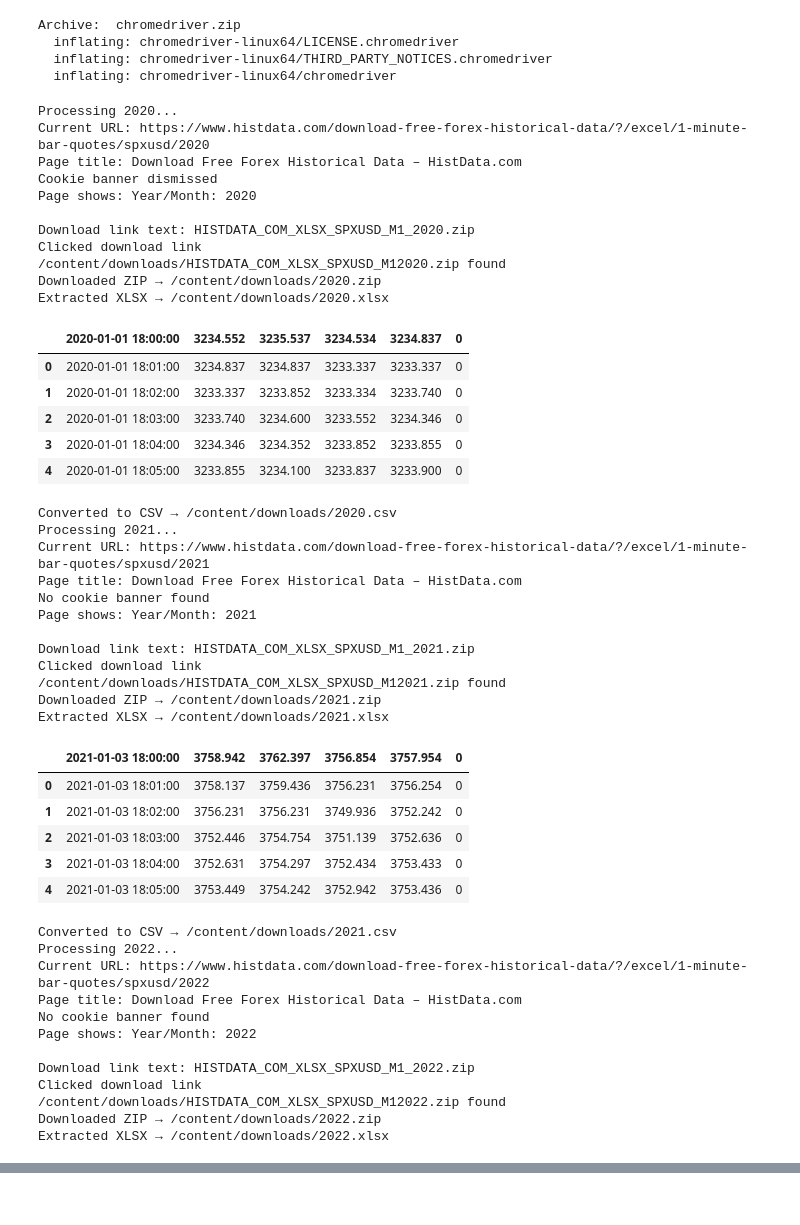
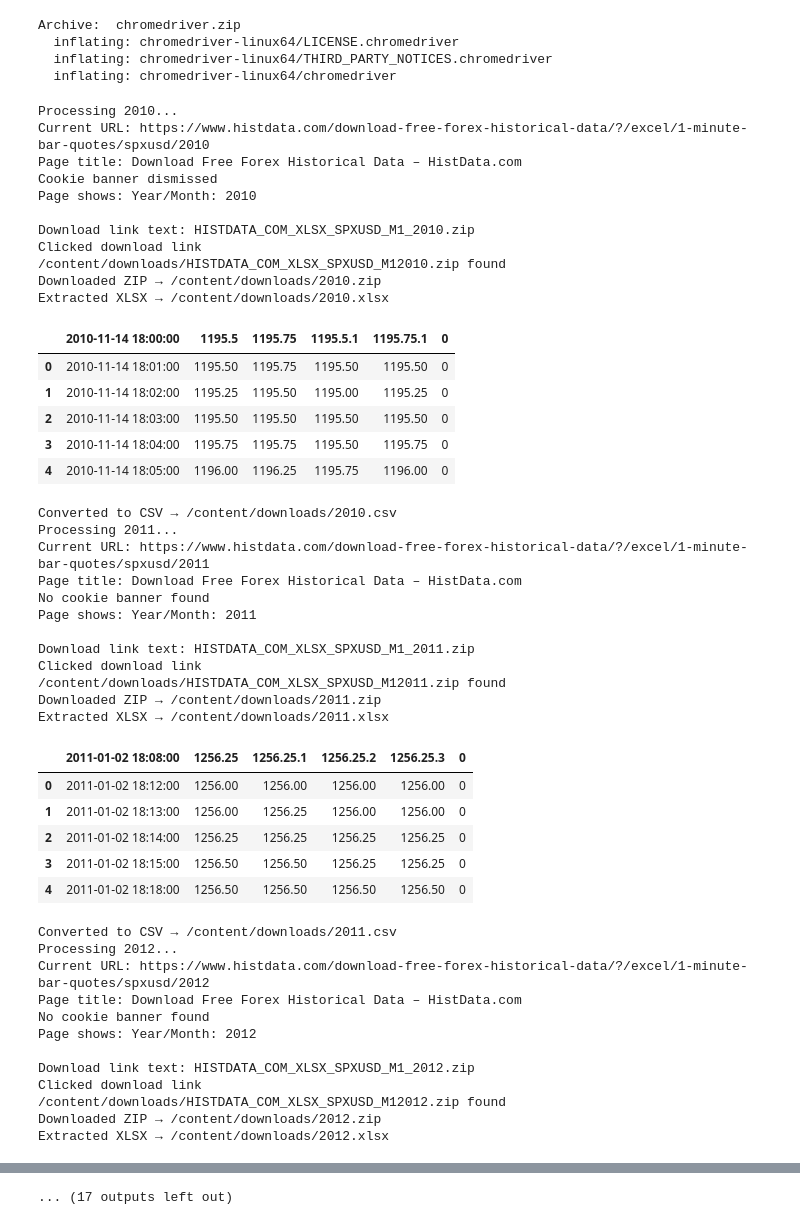
Before and after one commit to filipchudzynski/stock-market-non-gaussianity-analyzer_v2, a Jupyter notebook: basic_analysis_of_data.ipynb, the cells around one changed output, grey strips where cells are left out. Drawn from its saved outputs; the diff is of its cells as text; code cells hidden in the pictures.

Commit message:
https://github.com/filipchudzynski/stock-market-non-gaussianity-analyzer_v2/issues/3 https://github.com/filipchudzynski/stock-market-non-gaussianity-analyzer_v2/issues/4

```diff
--- a/basic_analysis_of_data.ipynb
+++ b/basic_analysis_of_data.ipynb
@@ -88,6 +90,7 @@ import pandas as pd
 from selenium.webdriver.common.by import By
 from selenium.webdriver.support.ui import WebDriverWait
 from selenium.webdriver.support import expected_conditions as EC
+import numpy as np
 
 DOWNLOAD_DIR = "/content/downloads"
 BASE_URL = "https://www.histdata.com/download-free-forex-historical-data/?/excel/1-minute-bar-quotes/spxusd/{year}"
@@ -157,74 +160,74 @@ def download_year(year):
     print("Failed to download", year)
     return None
 
 
 def extract_and_convert(zip_path):
     year = zip_path.stem
     with zipfile.ZipFile(zip_path, "r") as z:
         xlsx_name = next(n for n in z.namelist() if n.lower().endswith(".xlsx"))
         xlsx_path = Path(DOWNLOAD_DIR) / f"{year}.xlsx"
         z.extract(xlsx_name, DOWNLOAD_DIR)
         (Path(DOWNLOAD_DIR) / xlsx_name).rename(xlsx_path)
         print("Extracted XLSX →", xlsx_path)
 
     df = pd.read_excel(xlsx_path)
     display(df.head())
     csv_path = Path(DOWNLOAD_DIR) / f"{year}.csv"
     df.to_csv(csv_path, index=False)
     print("Converted to CSV →", csv_path)
 
 # run it
-for year in range(2020, 2025):
+for year in range(2010, 2025):
     zip_file = download_year(year)
     if zip_file:
         extract_and_convert(zip_file)
 
 driver.quit()
 # %% [output]
-Processing 2020...
-Current URL: https://www.histdata.com/download-free-forex-historical-data/?/excel/1-minute-bar-quotes/spxusd/2020
+Processing 2010...
+Current URL: https://www.histdata.com/download-free-forex-historical-data/?/excel/1-minute-bar-quotes/spxusd/2010
 Page title: Download Free Forex Historical Data – HistData.com
 Cookie banner dismissed
-Page shows: Year/Month: 2020
+Page shows: Year/Month: 2010
 
-Download link text: HISTDATA_COM_XLSX_SPXUSD_M1_2020.zip
+Download link text: HISTDATA_COM_XLSX_SPXUSD_M1_2010.zip
 Clicked download link
-/content/downloads/HISTDATA_COM_XLSX_SPXUSD_M12020.zip found
-Downloaded ZIP → /content/downloads/2020.zip
-Extracted XLSX → /content/downloads/2020.xlsx
+/content/downloads/HISTDATA_COM_XLSX_SPXUSD_M12010.zip found
+Downloaded ZIP → /content/downloads/2010.zip
+Extracted XLSX → /content/downloads/2010.xlsx
-|  | 2020-01-01 18:00:00 | 3234.552 | 3235.537 | 3234.534 | 3234.837 | 0 |
-| 0 | 2020-01-01 18:01:00 | 3234.837 | 3234.837 | 3233.337 | 3233.337 | 0 |
-| 1 | 2020-01-01 18:02:00 | 3233.337 | 3233.852 | 3233.334 | 3233.740 | 0 |
-| 2 | 2020-01-01 18:03:00 | 3233.740 | 3234.600 | 3233.552 | 3234.346 | 0 |
-| 3 | 2020-01-01 18:04:00 | 3234.346 | 3234.352 | 3233.852 | 3233.855 | 0 |
-| 4 | 2020-01-01 18:05:00 | 3233.855 | 3234.100 | 3233.837 | 3233.900 | 0 |
+|  | 2010-11-14 18:00:00 | 1195.5 | 1195.75 | 1195.5.1 | 1195.75.1 | 0 |
+| 0 | 2010-11-14 18:01:00 | 1195.50 | 1195.75 | 1195.50 | 1195.50 | 0 |
+| 1 | 2010-11-14 18:02:00 | 1195.25 | 1195.50 | 1195.00 | 1195.25 | 0 |
+| 2 | 2010-11-14 18:03:00 | 1195.50 | 1195.50 | 1195.50 | 1195.50 | 0 |
+| 3 | 2010-11-14 18:04:00 | 1195.75 | 1195.75 | 1195.50 | 1195.75 | 0 |
+| 4 | 2010-11-14 18:05:00 | 1196.00 | 1196.25 | 1195.75 | 1196.00 | 0 |
-Converted to CSV → /content/downloads/2020.csv
-Processing 2021...
-Current URL: https://www.histdata.com/download-free-forex-historical-data/?/excel/1-minute-bar-quotes/spxusd/2021
+Converted to CSV → /content/downloads/2010.csv
+Processing 2011...
+Current URL: https://www.histdata.com/download-free-forex-historical-data/?/excel/1-minute-bar-quotes/spxusd/2011
 Page title: Download Free Forex Historical Data – HistData.com
 No cookie banner found
-Page shows: Year/Month: 2021
+Page shows: Year/Month: 2011
 
-Download link text: HISTDATA_COM_XLSX_SPXUSD_M1_2021.zip
+Download link text: HISTDATA_COM_XLSX_SPXUSD_M1_2011.zip
 Clicked download link
-/content/downloads/HISTDATA_COM_XLSX_SPXUSD_M12021.zip found
-Downloaded ZIP → /content/downloads/2021.zip
-Extracted XLSX → /content/downloads/2021.xlsx
+/content/downloads/HISTDATA_COM_XLSX_SPXUSD_M12011.zip found
+Downloaded ZIP → /content/downloads/2011.zip
+Extracted XLSX → /content/downloads/2011.xlsx
-|  | 2021-01-03 18:00:00 | 3758.942 | 3762.397 | 3756.854 | 3757.954 | 0 |
-| 0 | 2021-01-03 18:01:00 | 3758.137 | 3759.436 | 3756.231 | 3756.254 | 0 |
-| 1 | 2021-01-03 18:02:00 | 3756.231 | 3756.231 | 3749.936 | 3752.242 | 0 |
-| 2 | 2021-01-03 18:03:00 | 3752.446 | 3754.754 | 3751.139 | 3752.636 | 0 |
-| 3 | 2021-01-03 18:04:00 | 3752.631 | 3754.297 | 3752.434 | 3753.433 | 0 |
-| 4 | 2021-01-03 18:05:00 | 3753.449 | 3754.242 | 3752.942 | 3753.436 | 0 |
+|  | 2011-01-02 18:08:00 | 1256.25 | 1256.25.1 | 1256.25.2 | 1256.25.3 | 0 |
+| 0 | 2011-01-02 18:12:00 | 1256.00 | 1256.00 | 1256.00 | 1256.00 | 0 |
+| 1 | 2011-01-02 18:13:00 | 1256.00 | 1256.25 | 1256.00 | 1256.00 | 0 |
+| 2 | 2011-01-02 18:14:00 | 1256.25 | 1256.25 | 1256.25 | 1256.25 | 0 |
+| 3 | 2011-01-02 18:15:00 | 1256.50 | 1256.50 | 1256.25 | 1256.25 | 0 |
+| 4 | 2011-01-02 18:18:00 | 1256.50 | 1256.50 | 1256.50 | 1256.50 | 0 |
-Converted to CSV → /content/downloads/2021.csv
-Processing 2022...
-Current URL: https://www.histdata.com/download-free-forex-historical-data/?/excel/1-minute-bar-quotes/spxusd/2022
+Converted to CSV → /content/downloads/2011.csv
+Processing 2012...
+Current URL: https://www.histdata.com/download-free-forex-historical-data/?/excel/1-minute-bar-quotes/spxusd/2012
 Page title: Download Free Forex Historical Data – HistData.com
 No cookie banner found
-Page shows: Year/Month: 2022
+Page shows: Year/Month: 2012
 
-Download link text: HISTDATA_COM_XLSX_SPXUSD_M1_2022.zip
+Download link text: HISTDATA_COM_XLSX_SPXUSD_M1_2012.zip
 Clicked download link
-/content/downloads/HISTDATA_COM_XLSX_SPXUSD_M12022.zip found
-Downloaded ZIP → /content/downloads/2022.zip
-Extracted XLSX → /content/downloads/2022.xlsx
+/content/downloads/HISTDATA_COM_XLSX_SPXUSD_M12012.zip found
+Downloaded ZIP → /content/downloads/2012.zip
+Extracted XLSX → /content/downloads/2012.xlsx
@@ -265 +294,2 @@ Failed to download 2024
+... (17 outputs left out)
 # %% [markdown]
```
Also changed, not shown: parts of 24 cells of this notebook.
